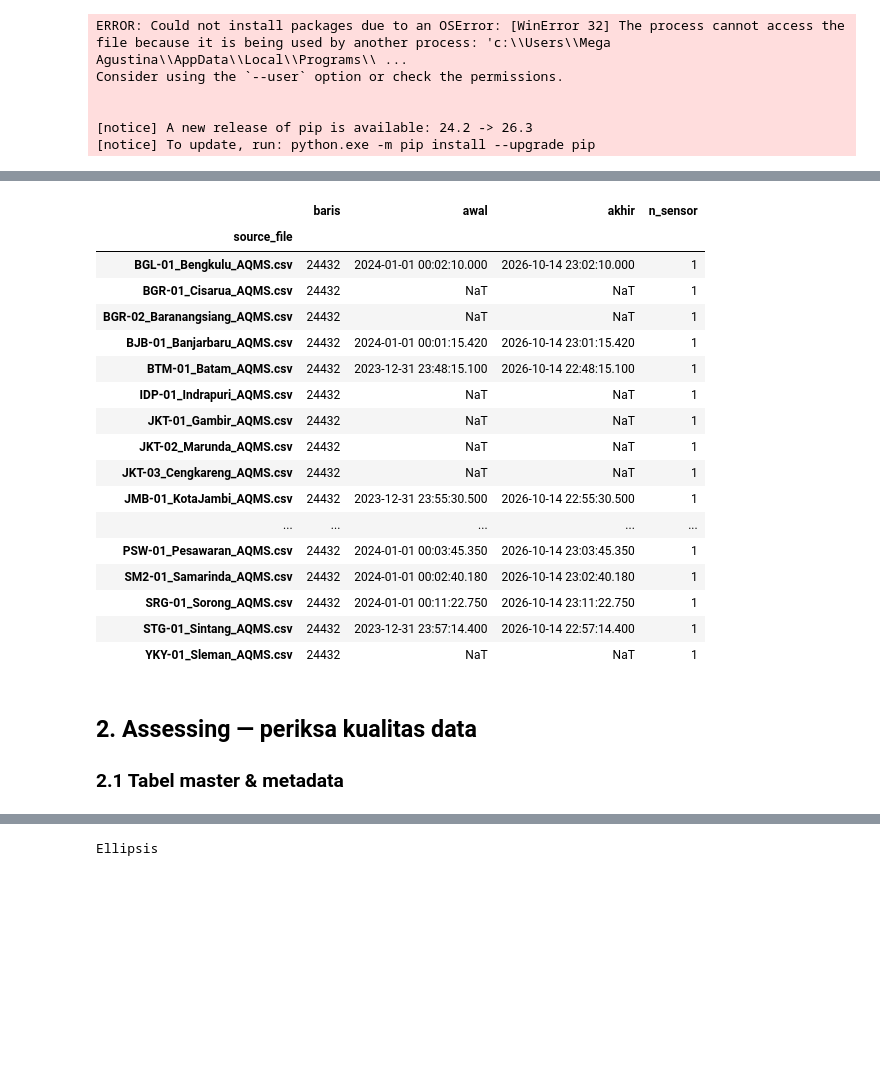
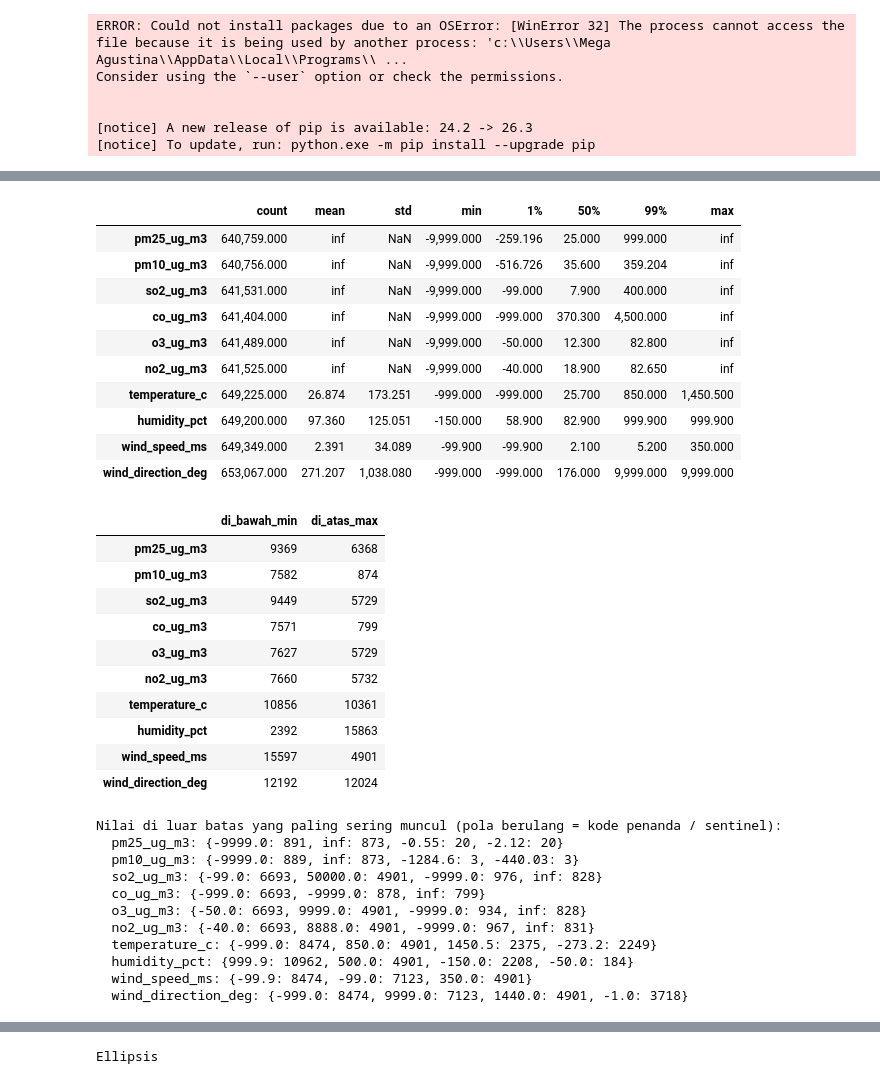
Before and after one commit to megaaugshbg/dagelarrasa, a Jupyter notebook: notebooks/data_wrangling.ipynb, the cells around one changed output, grey strips where cells are left out. Cells and saved outputs as stored; diff of their text form; code cells hidden in the pictures; blank space fills up the shorter version.

Commit message:
Assessing

```diff
--- a/notebooks/data_wrangling.ipynb
+++ b/notebooks/data_wrangling.ipynb
@@ -117,29 +308,49 @@ Total baris AQMS: 667,981
 # %%
-# Ringkasan per file: jumlah baris dan rentang waktu
-aqms_raw["_ts"] = pd.to_datetime(aqms_raw["timestamp_start"], errors="coerce")
-per_file = (aqms_raw.groupby("source_file")
-            .agg(baris=("measurement_id", "size"), awal=("_ts", "min"), akhir=("_ts", "max"),
-                 n_sensor=("sensor_id", "nunique")))
-per_file
+# (b) Statistik angka setelah teks dibuang  &  (c) pelanggaran batas
+num = aqms_raw[NUM_COLS].apply(pd.to_numeric, errors="coerce")
+display(num.describe(percentiles=[.01, .5, .99]).T)
+
+rows = {}
+for c, (lo, hi) in LIMITS.items():
+    rows[c] = {"di_bawah_min": int((num[c] < lo).sum()), "di_atas_max": int((num[c] > hi).sum())}
+display(pd.DataFrame(rows).T)
+
+print("Nilai di luar batas yang paling sering muncul (pola berulang = kode penanda / sentinel):")
+for c, (lo, hi) in LIMITS.items():
+    out = num.loc[(num[c] < lo) | (num[c] > hi), c]
+    if len(out):
+        print(f"  {c}: {out.value_counts().head(4).to_dict()}")
 # %% [output]
-|  | baris | awal | akhir | n_sensor |
-| source_file |  |  |  |  |
-| BGL-01_Bengkulu_AQMS.csv | 24432 | 2024-01-01 00:02:10.000 | 2026-10-14 23:02:10.000 | 1 |
-| BGR-01_Cisarua_AQMS.csv | 24432 | NaT | NaT | 1 |
-| BGR-02_Baranangsiang_AQMS.csv | 24432 | NaT | NaT | 1 |
-| BJB-01_Banjarbaru_AQMS.csv | 24432 | 2024-01-01 00:01:15.420 | 2026-10-14 23:01:15.420 | 1 |
-| BTM-01_Batam_AQMS.csv | 24432 | 2023-12-31 23:48:15.100 | 2026-10-14 22:48:15.100 | 1 |
-| IDP-01_Indrapuri_AQMS.csv | 24432 | NaT | NaT | 1 |
-| JKT-01_Gambir_AQMS.csv | 24432 | NaT | NaT | 1 |
-| JKT-02_Marunda_AQMS.csv | 24432 | NaT | NaT | 1 |
-| JKT-03_Cengkareng_AQMS.csv | 24432 | NaT | NaT | 1 |
-| JMB-01_KotaJambi_AQMS.csv | 24432 | 2023-12-31 23:55:30.500 | 2026-10-14 22:55:30.500 | 1 |
-| ... | ... | ... | ... | ... |
-| PSW-01_Pesawaran_AQMS.csv | 24432 | 2024-01-01 00:03:45.350 | 2026-10-14 23:03:45.350 | 1 |
-| SM2-01_Samarinda_AQMS.csv | 24432 | 2024-01-01 00:02:40.180 | 2026-10-14 23:02:40.180 | 1 |
-| SRG-01_Sorong_AQMS.csv | 24432 | 2024-01-01 00:11:22.750 | 2026-10-14 23:11:22.750 | 1 |
-| STG-01_Sintang_AQMS.csv | 24432 | 2023-12-31 23:57:14.400 | 2026-10-14 22:57:14.400 | 1 |
-| YKY-01_Sleman_AQMS.csv | 24432 | NaT | NaT | 1 |
+|  | count | mean | std | min | 1% | 50% | 99% | max |
+| pm25_ug_m3 | 640,759.000 | inf | NaN | -9,999.000 | -259.196 | 25.000 | 999.000 | inf |
+| pm10_ug_m3 | 640,756.000 | inf | NaN | -9,999.000 | -516.726 | 35.600 | 359.204 | inf |
+| so2_ug_m3 | 641,531.000 | inf | NaN | -9,999.000 | -99.000 | 7.900 | 400.000 | inf |
+| co_ug_m3 | 641,404.000 | inf | NaN | -9,999.000 | -999.000 | 370.300 | 4,500.000 | inf |
+| o3_ug_m3 | 641,489.000 | inf | NaN | -9,999.000 | -50.000 | 12.300 | 82.800 | inf |
+| no2_ug_m3 | 641,525.000 | inf | NaN | -9,999.000 | -40.000 | 18.900 | 82.650 | inf |
+| temperature_c | 649,225.000 | 26.874 | 173.251 | -999.000 | -999.000 | 25.700 | 850.000 | 1,450.500 |
+| humidity_pct | 649,200.000 | 97.360 | 125.051 | -150.000 | 58.900 | 82.900 | 999.900 | 999.900 |
+| wind_speed_ms | 649,349.000 | 2.391 | 34.089 | -99.900 | -99.900 | 2.100 | 5.200 | 350.000 |
+| wind_direction_deg | 653,067.000 | 271.207 | 1,038.080 | -999.000 | -999.000 | 176.000 | 9,999.000 | 9,999.000 |
+|  | di_bawah_min | di_atas_max |
+| pm25_ug_m3 | 9369 | 6368 |
+| pm10_ug_m3 | 7582 | 874 |
+| so2_ug_m3 | 9449 | 5729 |
+| co_ug_m3 | 7571 | 799 |
+| o3_ug_m3 | 7627 | 5729 |
+| no2_ug_m3 | 7660 | 5732 |
+| temperature_c | 10856 | 10361 |
+| humidity_pct | 2392 | 15863 |
+| wind_speed_ms | 15597 | 4901 |
+| wind_direction_deg | 12192 | 12024 |
+Nilai di luar batas yang paling sering muncul (pola berulang = kode penanda / sentinel):
+  pm25_ug_m3: {-9999.0: 891, inf: 873, -0.55: 20, -2.12: 20}
+  pm10_ug_m3: {-9999.0: 889, inf: 873, -1284.6: 3, -440.03: 3}
+  so2_ug_m3: {-99.0: 6693, 50000.0: 4901, -9999.0: 976, inf: 828}
+  co_ug_m3: {-999.0: 6693, -9999.0: 878, inf: 799}
+  o3_ug_m3: {-50.0: 6693, 9999.0: 4901, -9999.0: 934, inf: 828}
+  no2_ug_m3: {-40.0: 6693, 8888.0: 4901, -9999.0: 967, inf: 831}
+  temperature_c: {-999.0: 8474, 850.0: 4901, 1450.5: 2375, -273.2: 2249}
+  humidity_pct: {999.9: 10962, 500.0: 4901, -150.0: 2208, -50.0: 184}
+  wind_speed_ms: {-99.9: 8474, -99.0: 7123, 350.0: 4901}
+  wind_direction_deg: {-999.0: 8474, 9999.0: 7123, 1440.0: 4901, -1.0: 3718}
-# %% [markdown]
-## 2. Assessing — periksa kualitas data
-### 2.1 Tabel master & metadata
```
Also changed, not shown: parts of 20 cells of this notebook.
